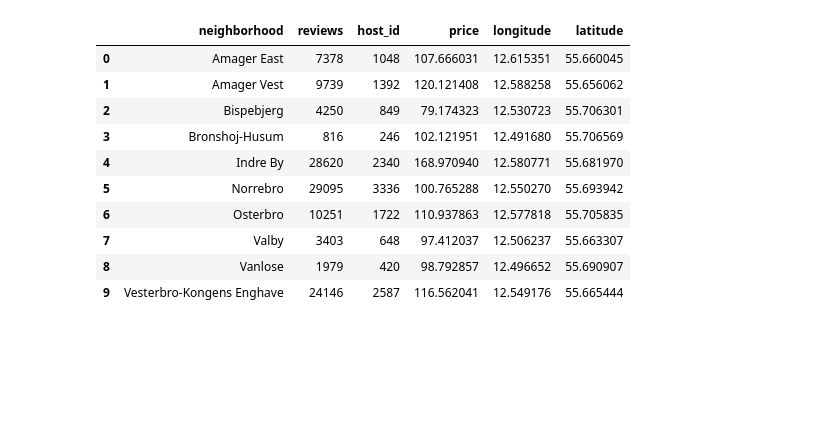
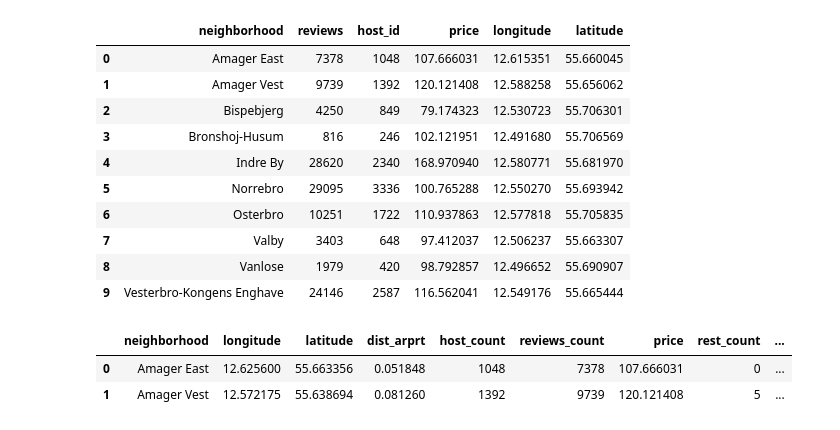
Before and after one commit to Jyojha/DS_Projects, a Jupyter notebook: Airbnb_Data_Munging_Copenhagen.ipynb, the cells around one changed output. Drawn from its saved outputs; the diff is of its cells as text; code cells hidden in the pictures; blank space fills up the shorter version.

```diff
--- a/Airbnb_Data_Munging_Copenhagen.ipynb
+++ b/Airbnb_Data_Munging_Copenhagen.ipynb
@@ -568,3 +568,15 @@ neighborhood_data
 | 7 | Valby | 3403 | 648 | 97.412037 | 12.506237 | 55.663307 |
 | 8 | Vanlose | 1979 | 420 | 98.792857 | 12.496652 | 55.690907 |
 | 9 | Vesterbro-Kongens Enghave | 24146 | 2587 | 116.562041 | 12.549176 | 55.665444 |
+# %%
+neighborhood_center['host_count'] = neighborhood_data['host_id']
+neighborhood_center['reviews_count'] = neighborhood_data['reviews']
+neighborhood_center['price'] = neighborhood_data['price']
+neighborhood_center['rest_count'] = rest_count['rest_count']
+neighborhood_center['metrostn_count'] = metrostn_count['stn_count']
+# %%
+neighborhood_center.head(2)
+# %% [output]
+|  | neighborhood | longitude | latitude | dist_arprt | host_count | reviews_count | price | rest_count | ... |
+| 0 | Amager East | 12.625600 | 55.663356 | 0.051848 | 1048 | 7378 | 107.666031 | 0 | ... |
+| 1 | Amager Vest | 12.572175 | 55.638694 | 0.081260 | 1392 | 9739 | 120.121408 | 5 | ... |
```
Also changed, not shown: parts of 1 cell of this notebook.
